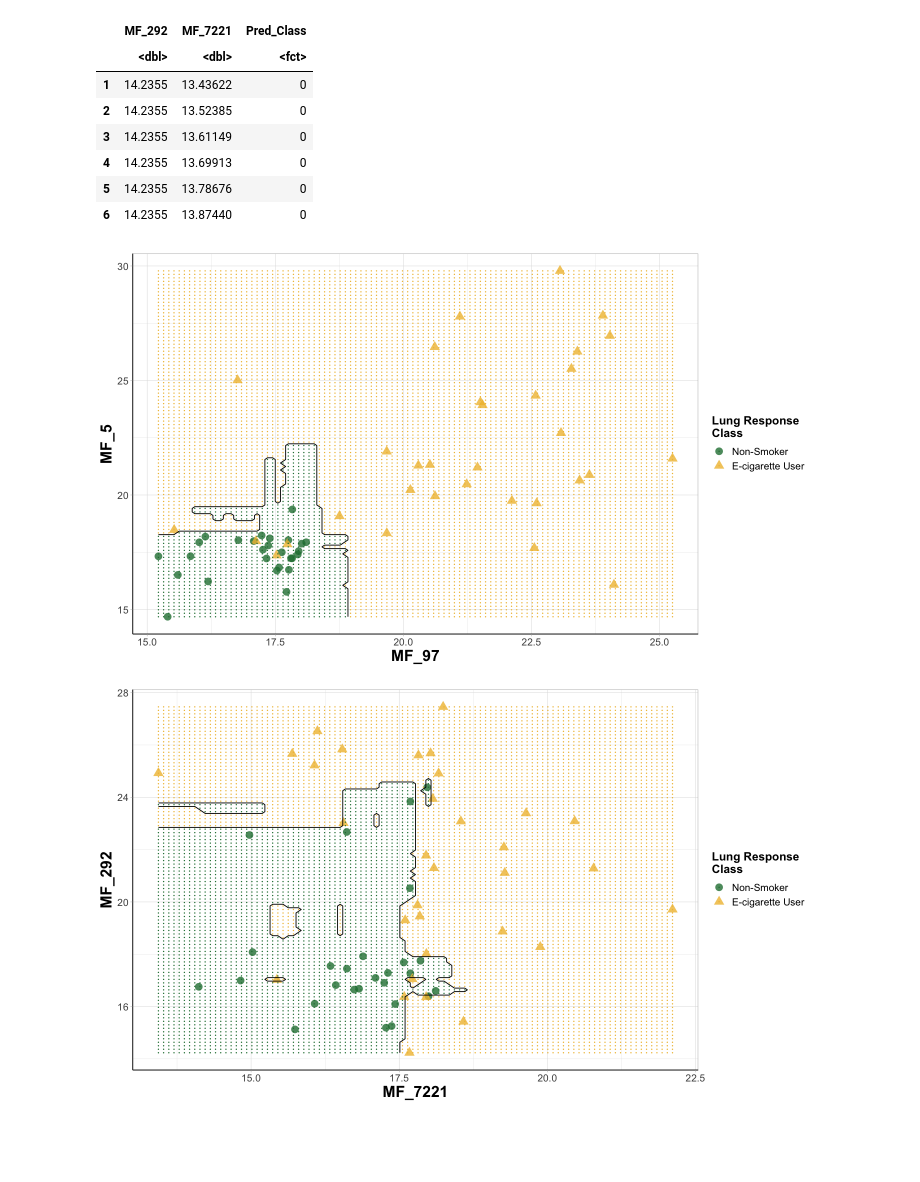
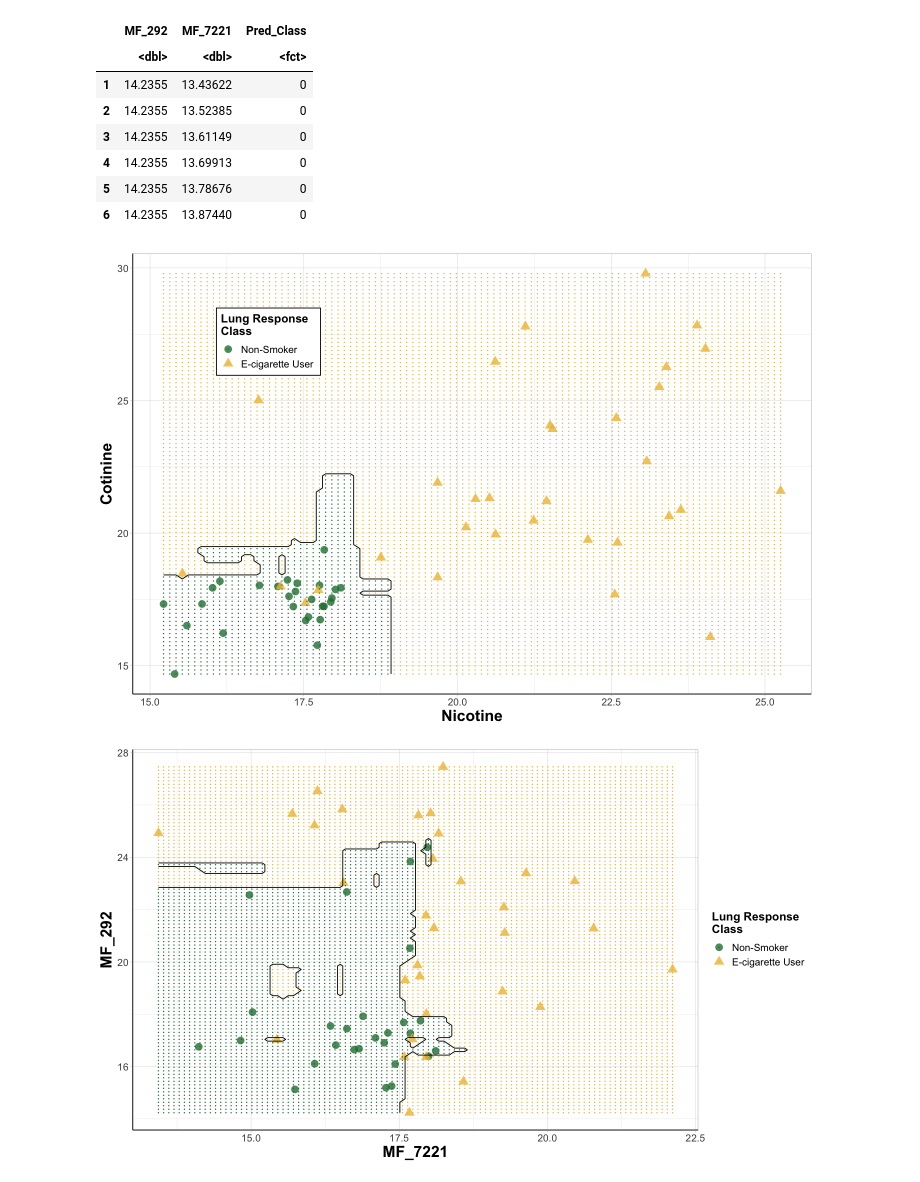
Before and after one commit to UNC-CEMALB/P1002_Ecig-Metabolomics-NELF, a Jupyter notebook: 5. ML Visualizations/Decision Boundary Plot.ipynb, the cells around one changed output. Saved outputs shown, nothing was run; the diff lists cells and outputs as text; code cells hidden in the pictures; blank space fills up the shorter version.

```diff
--- a/5. ML Visualizations/Decision Boundary Plot.ipynb
+++ b/5. ML Visualizations/Decision Boundary Plot.ipynb
@@ -109,36 +118,40 @@ A data.frame: 6 × 3
 | 5 | 14.2355 | 13.78676 | 0 |
 | 6 | 14.2355 | 13.87440 | 0 |
 # %%
-options(repr.plot.width=12, repr.plot.height=7) #changing size
+options(repr.plot.width=12, repr.plot.height=8) #changing size
 
 #choosing palette from package
 metbrewer_colors = MetPalettes$Lakota[[1]]
 
-ggplot() +
+FigureX = ggplot() +
   geom_point(data = df1, aes(x = MF_97, y = MF_5, color = Smoking_Status, shape = Smoking_Status),
             size = 4, alpha = 0.8) +
   geom_contour(data = grid_df1, aes(x = MF_97, y = MF_5, z = as.numeric(Pred_Class == "1")), color = "black",
                breaks = 0.5) + #adds contour line
   geom_point(data = grid_df1, aes(x = MF_97, y = MF_5, color = Pred_Class), size = 0.1) + #shades plot
 
   theme_light() +
   theme(axis.line = element_line(colour = "black"), #making x and y axes black
         axis.text = element_text(size = 12), #changing size of x axis labels
         axis.title = element_text(face = "bold", size = rel(1.7)), #changes axis titles
         legend.title = element_text(face = 'bold', size = 14), #changes legend title
         legend.text = element_text(size = 12), #changes legend text
+        legend.position = c(0.2,0.8), # move legend to top left corner
+        legend.background = element_rect(colour = 'black', fill = 'white', linetype = 'solid'),
         strip.text.x = element_text(size = 15, face = "bold"), #changes size of facet x axis
         strip.text.y = element_text(size = 15, face = "bold")) + #changes size of facet y axis
-  labs(x = 'MF_97', y = 'MF_5') + #changing axis labels
+  labs(x = 'Nicotine()', y = 'Cotinine()') + #changing axis labels
 
   scale_color_manual(name = "Lung Response \nClass",
                       values = c(metbrewer_colors[5], metbrewer_colors[2]),
                       labels = c('Non-Smoker','E-cigarette User')) + #reordering
   scale_shape_manual(name = "Lung Response \nClass",
                      values = c(16,17),
                      labels = c('Non-Smoker','E-cigarette User'))
+
+FigureX
 # %% [output]
-[figure, old version]
+[figure, new version]
 # %%
 ggplot() +
   geom_point(data = df2, aes(x = MF_7221, y = MF_292, color = Smoking_Status, shape = Smoking_Status),
```
Also changed, not shown: parts of 2 cells of this notebook.
